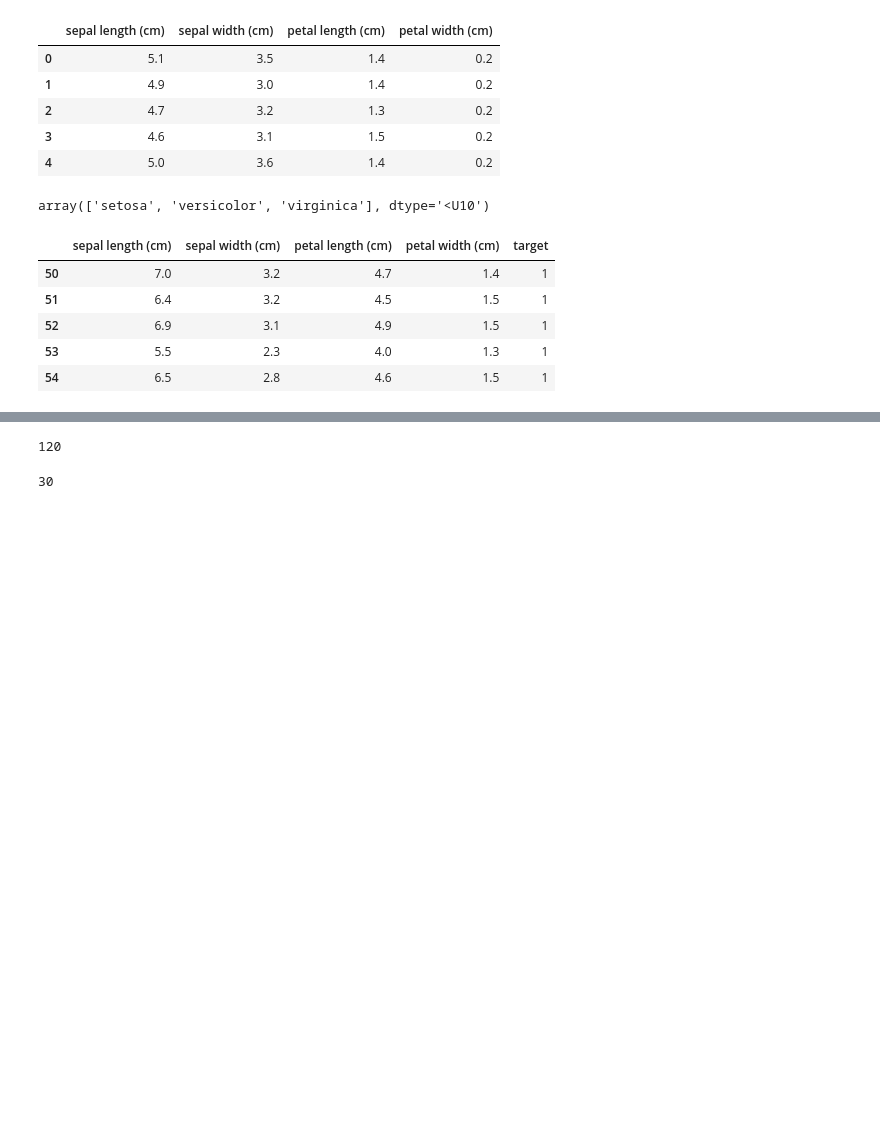
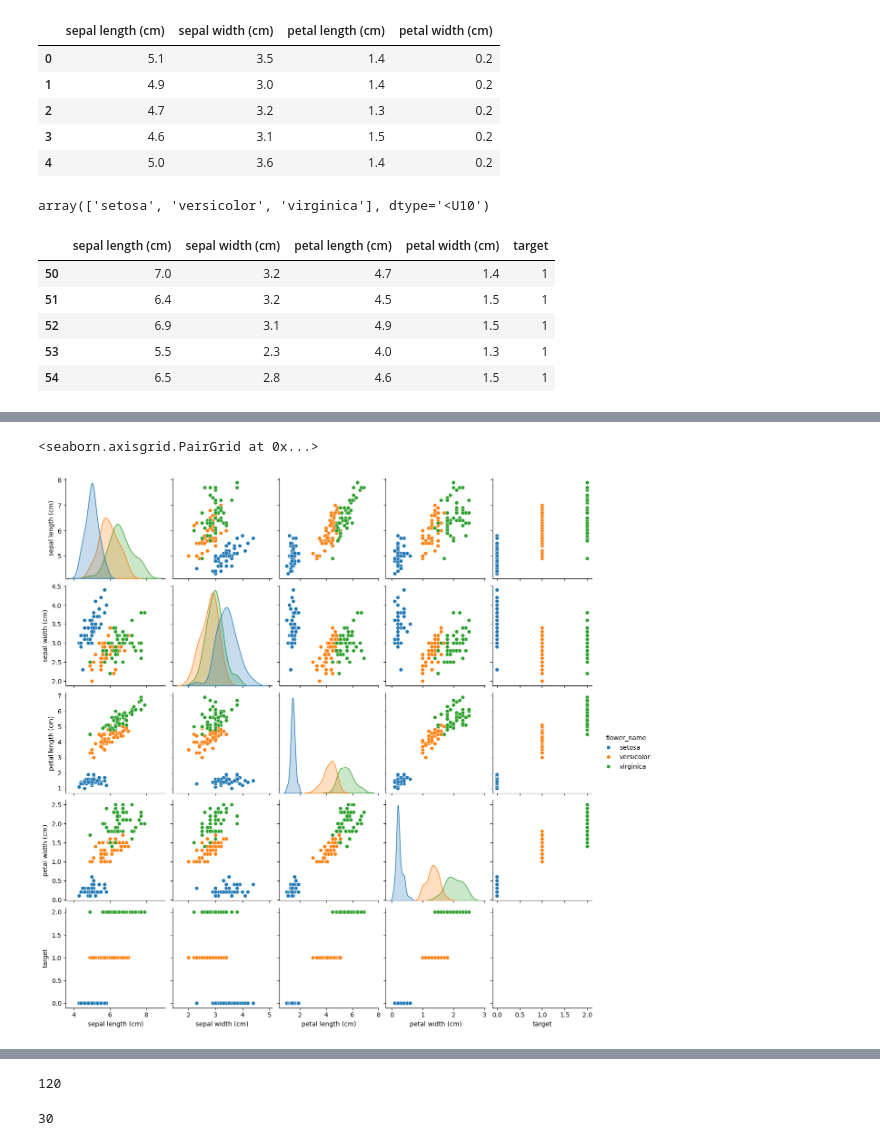
Before and after one commit to marius2347/Working-with-Iris-Dataset-using-Machine-Learning-in-Python-at-ISB, a Jupyter notebook: ml.ipynb, the cells around one changed output, grey strips where cells are left out. Saved outputs shown, nothing was run; the diff lists cells and outputs as text; code cells hidden in the pictures; blank space fills up the shorter version.

```diff
--- a/ml.ipynb
+++ b/ml.ipynb
@@ -75,0 +110,6 @@ df0.head()
+# %%
+# correlations between variables
+sns.pairplot(df, hue='flower_name')
+# %% [output]
+<seaborn.axisgrid.PairGrid at 0x...>
+[figure, added]
```
Also changed, not shown: parts of 14 cells of this notebook, 2 other files.
